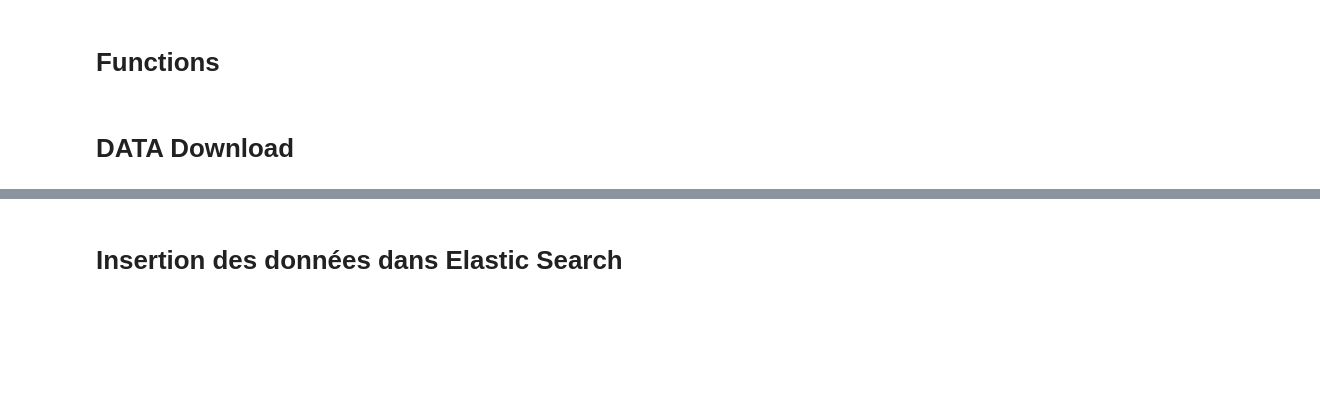
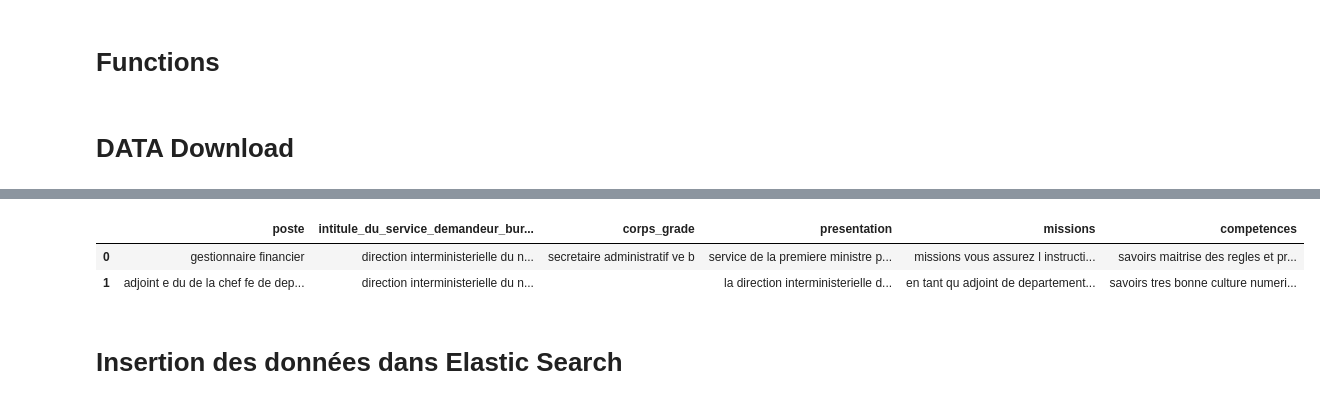
Before and after one commit to johnplt/ted, a Jupyter notebook: notebook/ted.ipynb, the cells around one changed output, grey strips where cells are left out. Drawn from its saved outputs; the diff is of its cells as text; code cells hidden in the pictures; blank space fills up the shorter version.

```diff
--- a/notebook/ted.ipynb
+++ b/notebook/ted.ipynb
@@ -140,3 +156,19 @@ offres_df_clean.head(1)
+# %%
+# Traitement des colonnes
+fdp_dinum_df.columns = fdp_dinum_df.columns.map(remove_accent).map(remove_punctuation).map(tolower).map(lambda s: s.replace(' ', '_'))
+# %%
+fdp_clean = ( fdp_dinum_df
+    .pipe(remove_accent_from_df,['poste','intitule_du_service_demandeur_bureau_section','corps_grade','presentation','missions','competences'])
+    .pipe(remove_punctuation_from_df,['poste','intitule_du_service_demandeur_bureau_section','corps_grade','presentation','missions','competences'])
+    .pipe(tolower_df,['poste','intitule_du_service_demandeur_bureau_section','corps_grade','presentation','missions','competences'])
+)
+# %%
+fdp_clean = fdp_clean[['poste','intitule_du_service_demandeur_bureau_section','corps_grade','presentation','missions','competences']]
+fdp_clean.head(2)
+# %% [output]
+|  | poste | intitule_du_service_demandeur_bur... | corps_grade | presentation | missions | competences |
+| 0 | gestionnaire financier | direction interministerielle du n... | secretaire administratif ve b | service de la premiere ministre p... | missions vous assurez l instructi... | savoirs maitrise des regles et pr... |
+| 1 | adjoint e du de la chef fe de dep... | direction interministerielle du n... |  | la direction interministerielle d... | en tant qu adjoint de departement... | savoirs tres bonne culture numeri... |
 # %% [markdown]
 # Insertion des données dans Elastic Search
 # %%
```
Also changed, not shown: parts of 24 cells of this notebook.
